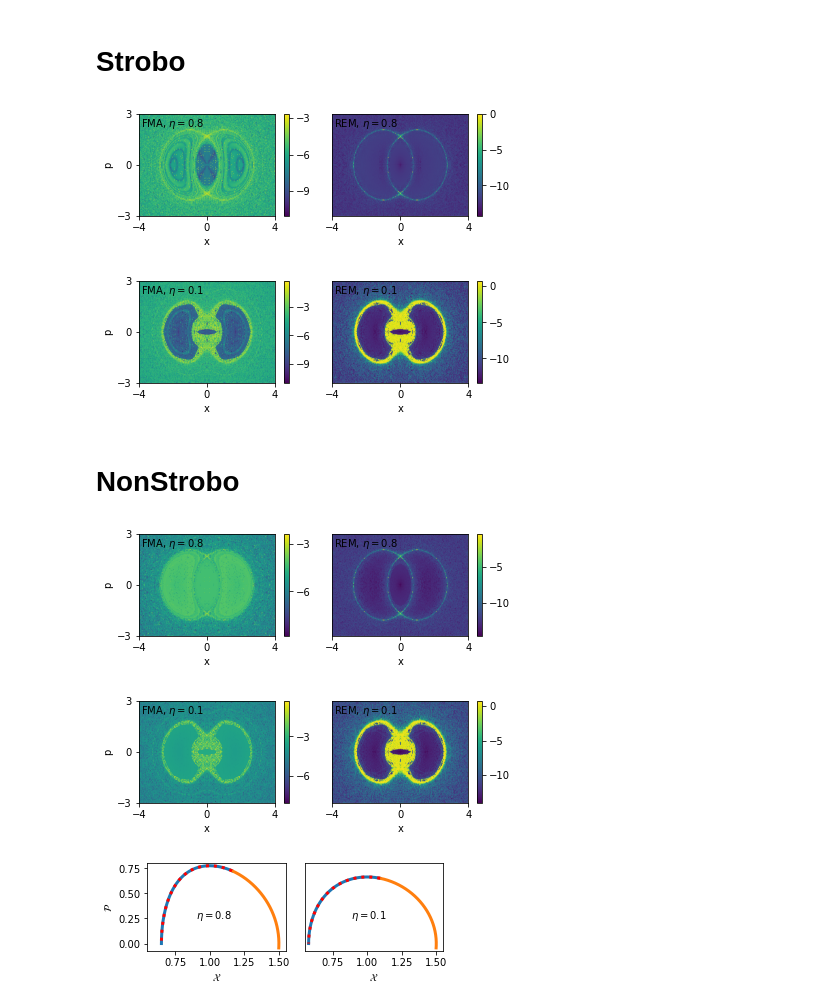
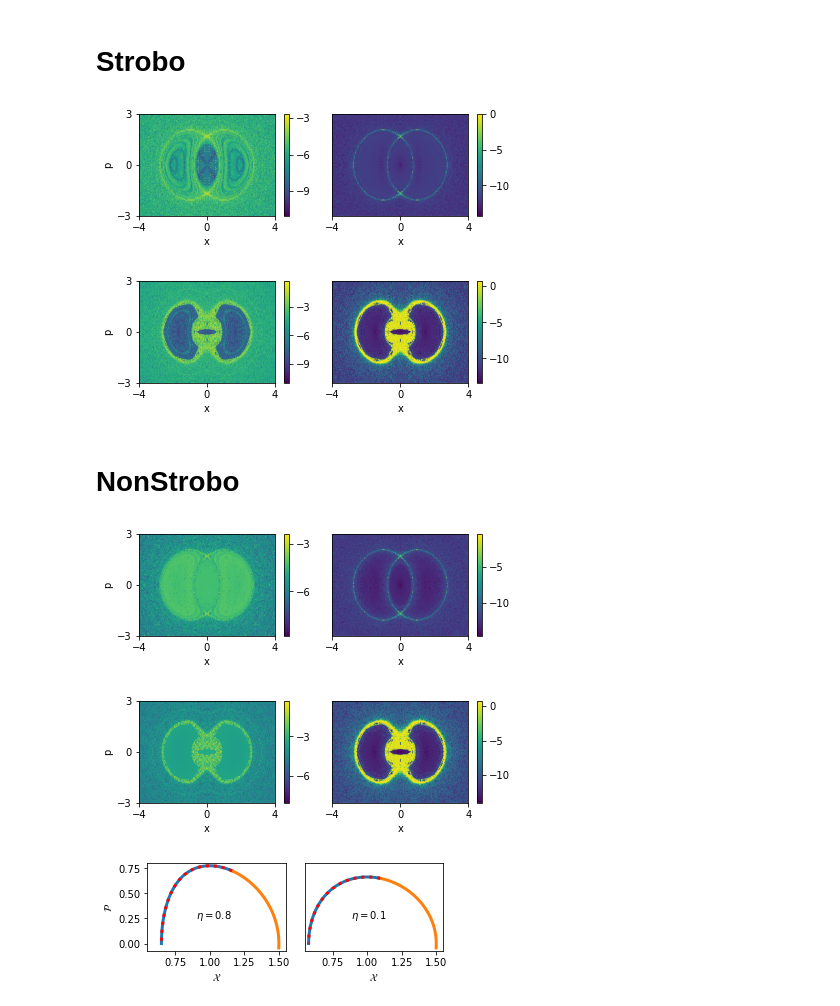
Before and after one commit to kilean20/SampleRuns, a Jupyter notebook: ChaosIndicator/particle_core_model/DA_peanutDiagram_PRABplots.ipynb, the cells around one changed output. Cells and saved outputs as stored; diff of their text form; code cells hidden in the pictures.

```diff
--- a/ChaosIndicator/particle_core_model/DA_peanutDiagram_PRABplots.ipynb
+++ b/ChaosIndicator/particle_core_model/DA_peanutDiagram_PRABplots.ipynb
@@ -84,36 +108,36 @@ REMc = strobos[3]
 fig = plt.figure(figsize=[6,2.2])
 plt.subplot(1,2,1)
 plt.scatter( x0, p0,c=FMAc,s=mksize)
 plt.scatter( x0,-p0,c=FMAc,s=mksize)
 plt.scatter(-x0, p0,c=FMAc,s=mksize)
 f1 = plt.scatter(-x0,-p0,c=FMAc,s=mksize)
 plt.xlim(-4,4)
 plt.ylim(-3,3)
 plt.xlabel('x')
 plt.ylabel('p')
 plt.xticks([-4,0,4])
 plt.yticks([-3,0,3])
-plt.text(-3.9,2.25,'FMA, '+r'$\eta=$' + str(ETA[n]));
+# plt.text(-3.9,2.25,'FMA, '+r'$\eta=$' + str(ETA[n]));
 cbar = plt.colorbar(f1)
 cbar.set_ticks([-3,-6,-9])
 
 plt.subplot(1,2,2)
 plt.scatter( x0, p0,c=REMc,s=mksize)
 plt.scatter( x0,-p0,c=REMc,s=mksize)
 plt.scatter(-x0, p0,c=REMc,s=mksize)
 f1 = plt.scatter(-x0,-p0,c=REMc,s=mksize)
 plt.xlim(-4,4)
 plt.ylim(-3,3)
 plt.xlabel('x')
 plt.xticks([-4,0,4])
 plt.yticks([])
-plt.text(-3.9,2.25,'REM, '+r'$\eta=$' + str(ETA[n]));
+# plt.text(-3.9,2.25,'REM, '+r'$\eta=$' + str(ETA[n]));
 cbar = plt.colorbar(f1)
 
 plt.tight_layout()
 plt.savefig('preanut_DA_strobo_eta'+str(n)+'.png',dpi=180)
 # %% [output]
-[figure, old version]
+[figure, new version]
 # %%
 n=2
 nturn = 256
@@ -135,7 +159,7 @@ plt.xlabel('x')
 plt.ylabel('p')
 plt.xticks([-4,0,4])
 plt.yticks([-3,0,3])
-plt.text(-3.9,2.25,'FMA, '+r'$\eta=$' + str(ETA[n]));
+# plt.text(-3.9,2.25,'FMA, '+r'$\eta=$' + str(ETA[n]));
 cbar = plt.colorbar(f1)
 cbar.set_ticks([-3,-6,-9])
 
@@ -149,13 +173,13 @@ plt.ylim(-3,3)
 plt.xlabel('x')
 plt.xticks([-4,0,4])
 plt.yticks([])
-plt.text(-3.9,2.25,'REM, '+r'$\eta=$' + str(ETA[n]));
+# plt.text(-3.9,2.25,'REM, '+r'$\eta=$' + str(ETA[n]));
 cbar = plt.colorbar(f1)
 
 plt.tight_layout()
 plt.savefig('preanut_DA_strobo_eta'+str(n)+'.png',dpi=180)
 # %% [output]
-[figure, old version]
+[figure, new version]
 # %% [markdown]
 # NonStrobo
 # %%
@@ -179,7 +203,7 @@ plt.xlabel('x')
 plt.ylabel('p')
 plt.xticks([-4,0,4])
 plt.yticks([-3,0,3])
-plt.text(-3.9,2.25,'FMA, '+r'$\eta=$' + str(ETA[n]));
+# plt.text(-3.9,2.25,'FMA, '+r'$\eta=$' + str(ETA[n]));
 cbar = plt.colorbar(f1)
 cbar.set_ticks([-3,-6,-9])
 
@@ -193,13 +217,13 @@ plt.ylim(-3,3)
 plt.xlabel('x')
 plt.xticks([-4,0,4])
 plt.yticks([])
-plt.text(-3.9,2.25,'REM, '+r'$\eta=$' + str(ETA[n]));
+# plt.text(-3.9,2.25,'REM, '+r'$\eta=$' + str(ETA[n]));
 cbar = plt.colorbar(f1)
 
 plt.tight_layout()
 plt.savefig('preanut_DA_nonstro_eta'+str(n)+'.png',dpi=180)
 # %% [output]
-[figure, old version]
+[figure, new version]
 # %%
 n=2
 nturn = 256
@@ -221,7 +245,7 @@ plt.xlabel('x')
 plt.ylabel('p')
 plt.xticks([-4,0,4])
 plt.yticks([-3,0,3])
-plt.text(-3.9,2.25,'FMA, '+r'$\eta=$' + str(ETA[n]));
+# plt.text(-3.9,2.25,'FMA, '+r'$\eta=$' + str(ETA[n]));
 cbar = plt.colorbar(f1)
 cbar.set_ticks([-3,-6,-9])
 
@@ -235,13 +259,13 @@ plt.ylim(-3,3)
 plt.xlabel('x')
 plt.xticks([-4,0,4])
 plt.yticks([])
-plt.text(-3.9,2.25,'REM, '+r'$\eta=$' + str(ETA[n]));
+# plt.text(-3.9,2.25,'REM, '+r'$\eta=$' + str(ETA[n]));
 cbar = plt.colorbar(f1)
 
 plt.tight_layout()
 plt.savefig('preanut_DA_nonstro_eta'+str(n)+'.png',dpi=180)
 # %% [output]
-[figure, old version]
+[figure, new version]
 # %%
 nturn = 256
 
```
Also changed, not shown: parts of 3 cells of this notebook, 8 other files.
